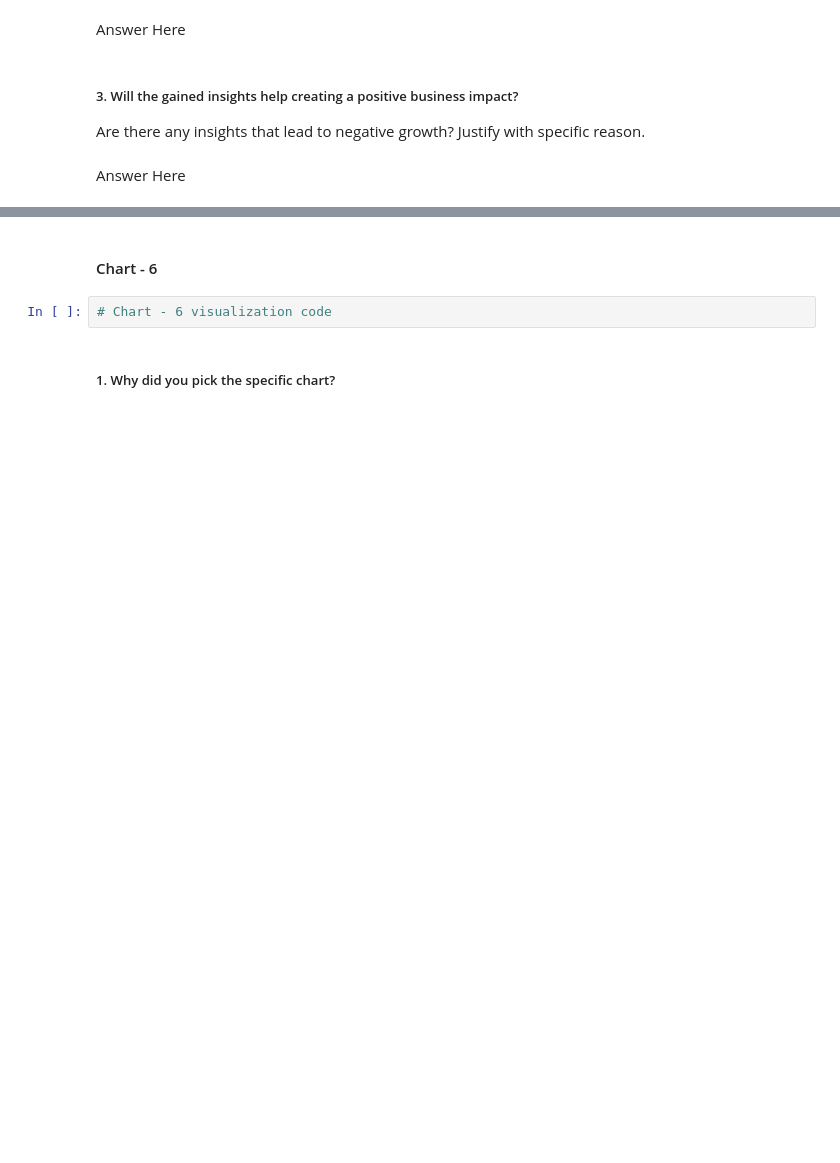
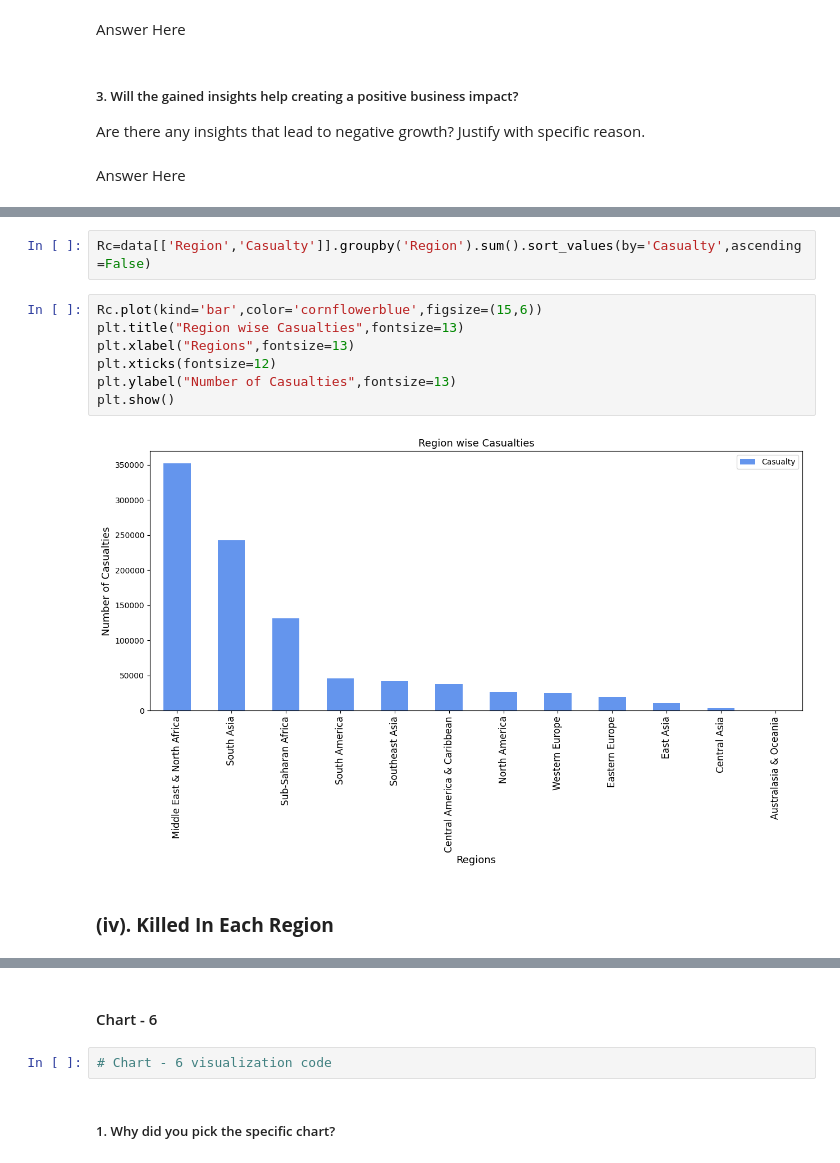
Before and after one commit to amolwagh77/Exploratory-Data-Analysis---Global-Terrorism, a Jupyter notebook: Sample EDA Submission Template.ipynb, the cells around one changed output, grey strips where cells are left out. Cells and saved outputs as stored; diff of their text form; blank space fills up the shorter version.

```diff
--- a/Sample EDA Submission Template.ipynb
+++ b/Sample EDA Submission Template.ipynb
@@ -419,0 +443,13 @@ Answer Here
+# %%
+Rc=data[['Region','Casualty']].groupby('Region').sum().sort_values(by='Casualty',ascending=False)
+# %%
+Rc.plot(kind='bar',color='cornflowerblue',figsize=(15,6))
+plt.title("Region wise Casualties",fontsize=13)
+plt.xlabel("Regions",fontsize=13)
+plt.xticks(fontsize=12)
+plt.ylabel("Number of Casualties",fontsize=13)
+plt.show()
+# %% [output]
+[figure, added]
+# %% [markdown]
+### **(iv). Killed In Each Region**
```
Also changed, not shown: parts of 34 cells of this notebook.
